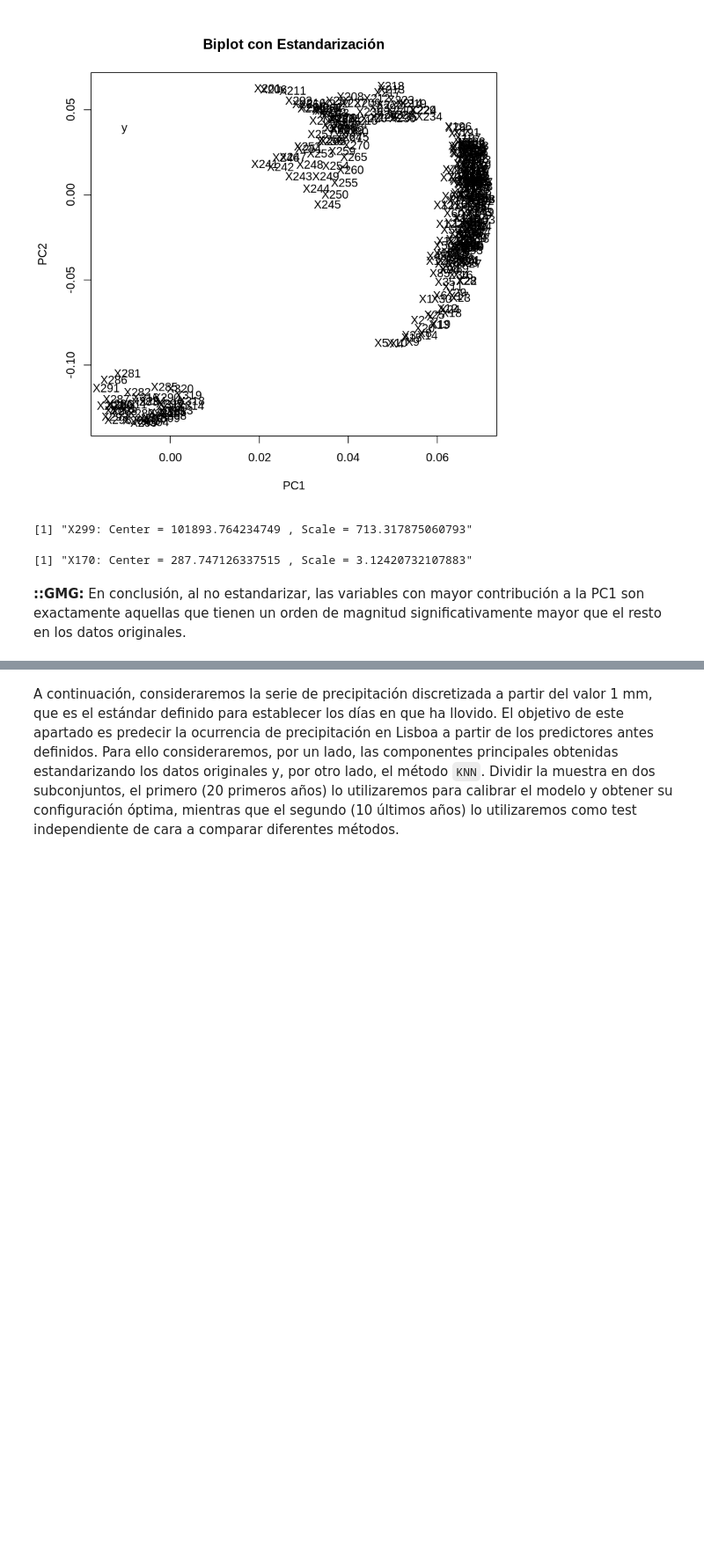
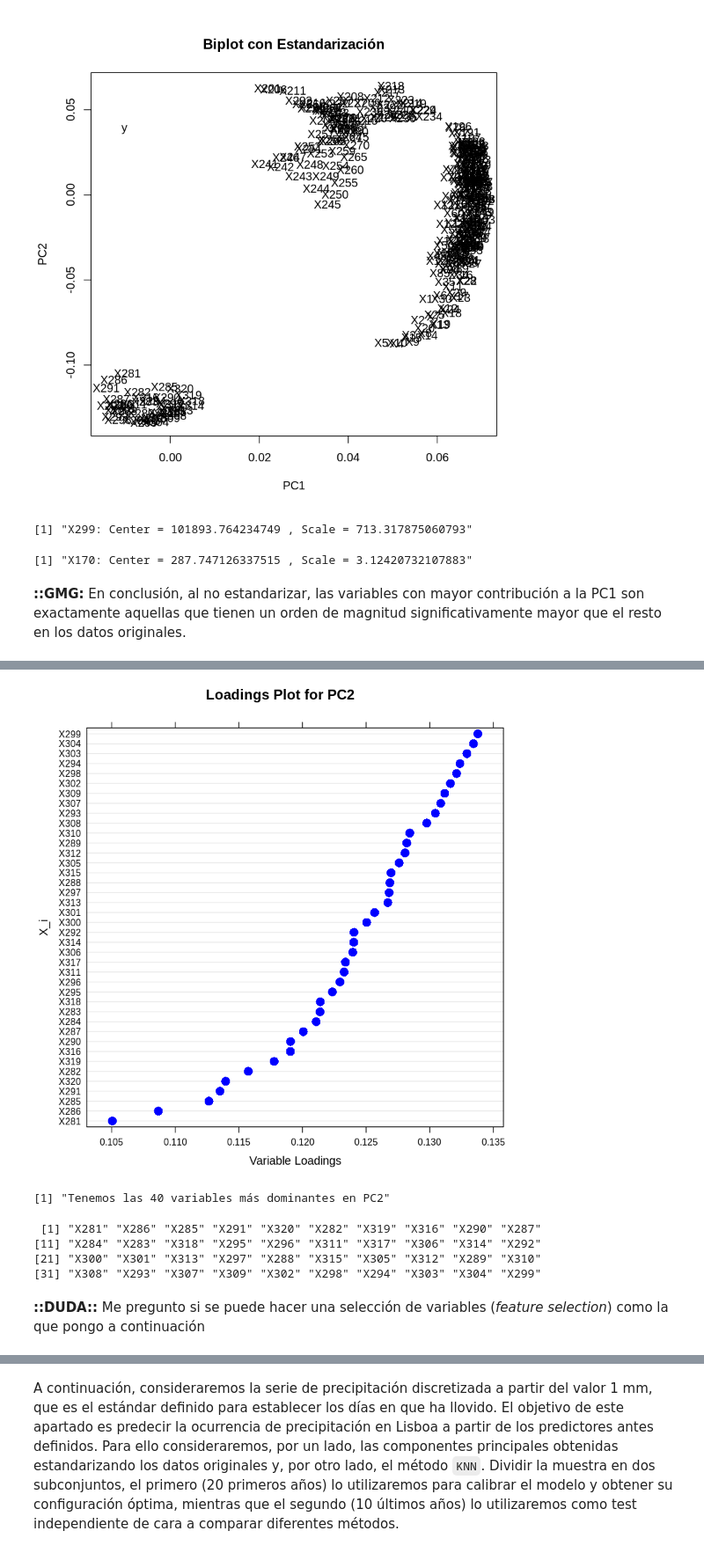
Before and after one commit to yerartdev/uc-m1966-datamining, a Jupyter notebook: d2/T02-m1966-clasificacion-reduccion-dimensionalidad.ipynb, the cells around one changed output, grey strips where cells are left out. Shown at 88% size. Drawn from its saved outputs; the diff is of its cells as text; code cells hidden in the pictures; blank space fills up the shorter version.

```diff
--- a/d2/T02-m1966-clasificacion-reduccion-dimensionalidad.ipynb
+++ b/d2/T02-m1966-clasificacion-reduccion-dimensionalidad.ipynb
@@ -434,0 +516,25 @@ paste('X170: Center =', pca_full_scaled$center[171], ', Scale =', pca_full_scale
+# %%
+#::GMG::Se puede hacer lo mismo con PC2 ... etc, etc
+#::GMG::Para evitar el clutter defino un umbral de loading para ver las variables
+#       'más dominantes' dentro de PC1
+dotplot(x = sorted_pc2[which(sorted_pc2 > 0.10)],
+        main = 'Loadings Plot for PC2',
+        xlab = 'Variable Loadings', ylab = 'X_i',
+        cex = 1.5, col = 'blue')
+# %% [output]
+[figure, added]
+# %%
+paste('Tenemos las',
+      length(which(sorted_pc2 > 0.10)),
+      'variables más dominantes en PC2')
+# %% [output]
+[1] "Tenemos las 40 variables más dominantes en PC2"
+# %%
+print(names(which(sorted_pc2 > 0.10)))
+# %% [output]
+ [1] "X281" "X286" "X285" "X291" "X320" "X282" "X319" "X316" "X290" "X287"
+[11] "X284" "X283" "X318" "X295" "X296" "X311" "X317" "X306" "X314" "X292"
+[21] "X300" "X301" "X313" "X297" "X288" "X315" "X305" "X312" "X289" "X310"
+[31] "X308" "X293" "X307" "X309" "X302" "X298" "X294" "X303" "X304" "X299"
+# %% [markdown]
+**::DUDA::** Me pregunto si se puede hacer una selección de variables (*feature selection*) como la que pongo a continuación
```
Also changed, not shown: parts of 22 cells of this notebook.
